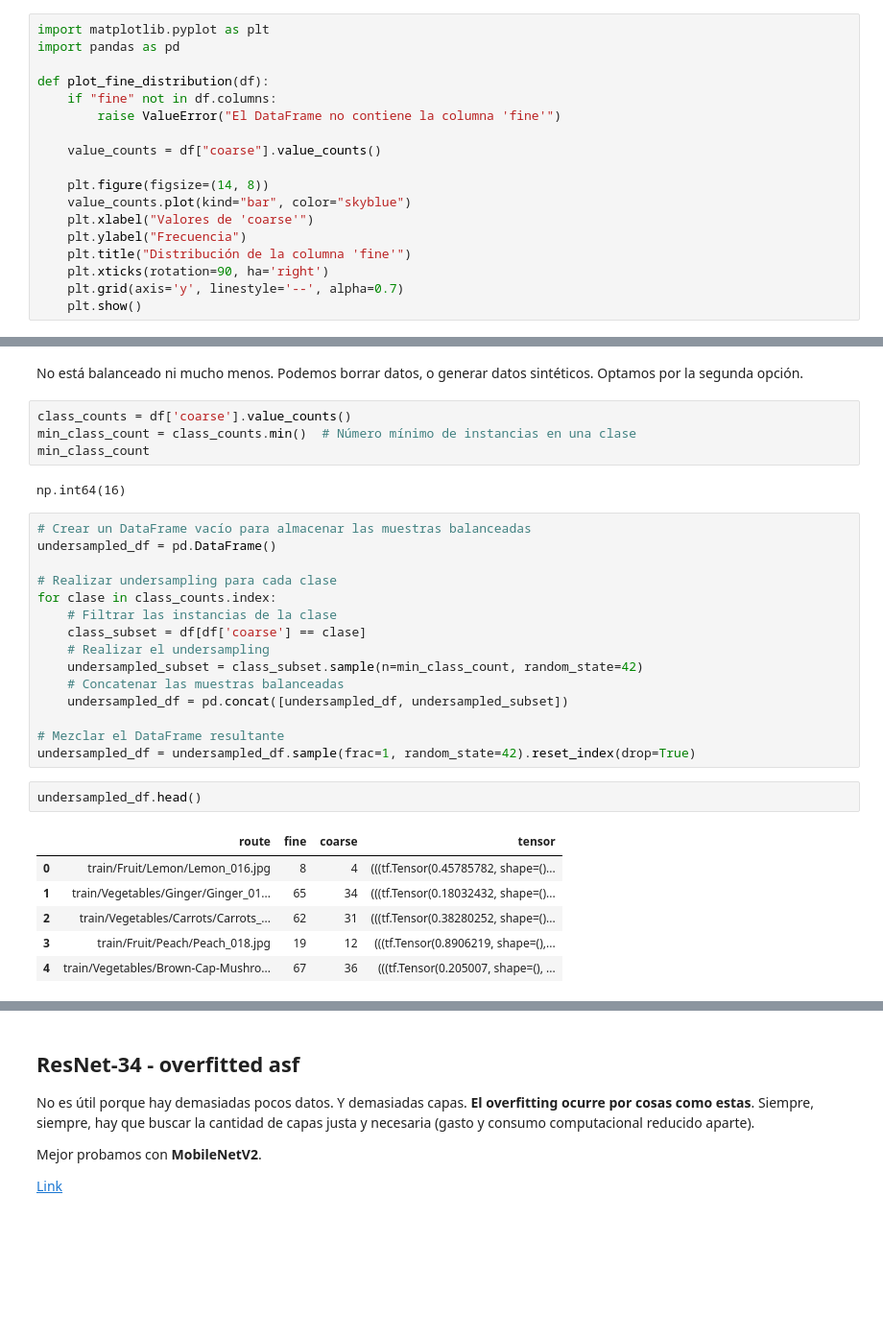
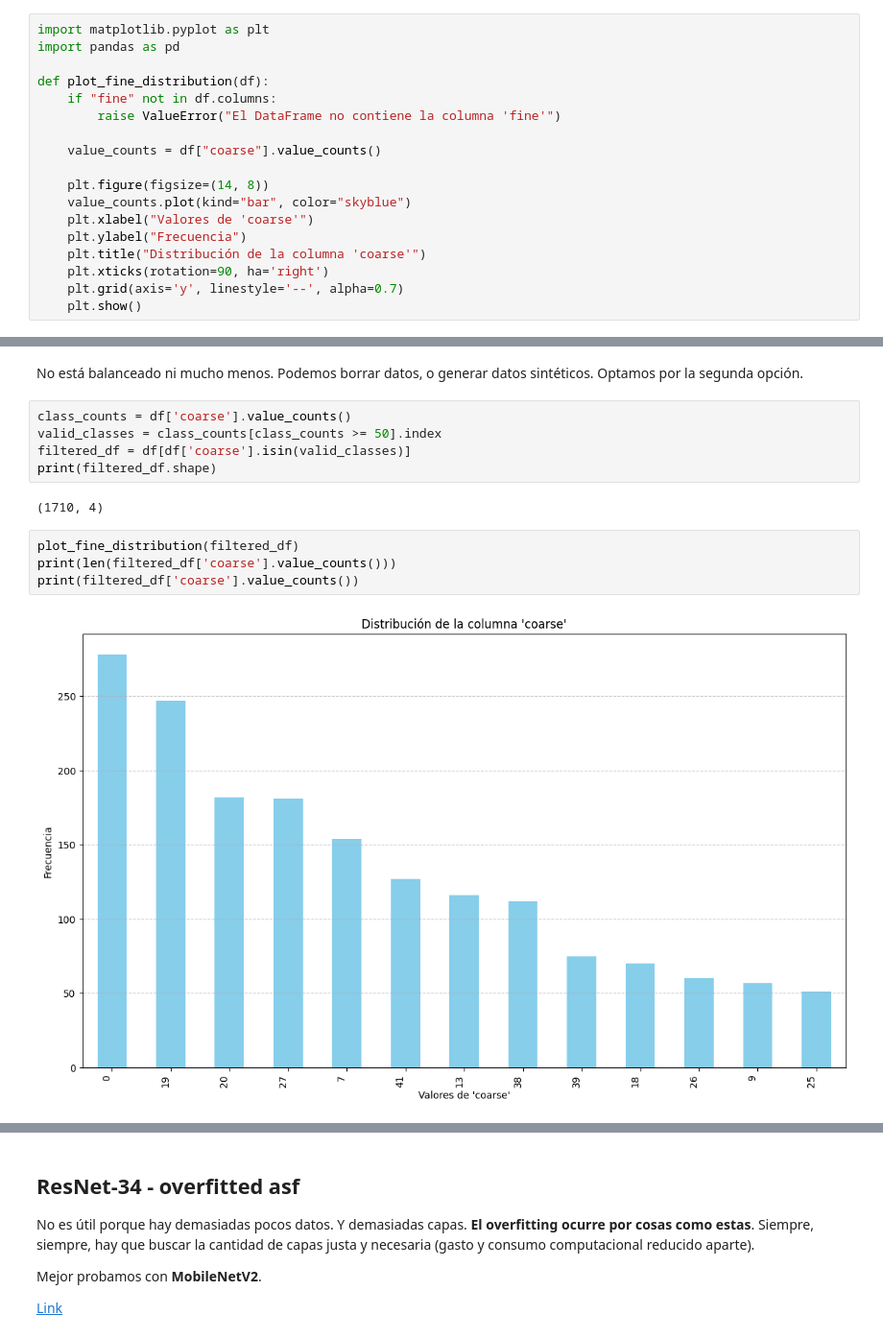
Before and after one commit to jmartinpizarro/smartcart, a Jupyter notebook: cnn_model/main.ipynb, the cells around one changed output, grey strips where cells are left out. Shown: that part at 96% size. Drawn from its saved outputs; the diff is of its cells as text; blank space fills up the shorter version.

```diff
--- a/cnn_model/main.ipynb
+++ b/cnn_model/main.ipynb
@@ -113,7 +113,7 @@ def plot_fine_distribution(df):
     value_counts.plot(kind="bar", color="skyblue")
     plt.xlabel("Valores de 'coarse'")
     plt.ylabel("Frecuencia")
-    plt.title("Distribución de la columna 'fine'")
+    plt.title("Distribución de la columna 'coarse'")
     plt.xticks(rotation=90, ha='right')
     plt.grid(axis='y', linestyle='--', alpha=0.7)
     plt.show()
@@ -124,32 +124,15 @@ plot_fine_distribution(df)
 # %% [markdown]
 No está balanceado ni mucho menos. Podemos borrar datos, o generar datos sintéticos. Optamos por la segunda opción.
-# %%
-class_counts = df['coarse'].value_counts()
-min_class_count = class_counts.min()  # Número mínimo de instancias en una clase
-min_class_count
-# %% [output]
-np.int64(16)
-# %%
-# Crear un DataFrame vacío para almacenar las muestras balanceadas
-undersampled_df = pd.DataFrame()
-
-# Realizar undersampling para cada clase
-for clase in class_counts.index:
-    # Filtrar las instancias de la clase
-    class_subset = df[df['coarse'] == clase]
-    # Realizar el undersampling
-    undersampled_subset = class_subset.sample(n=min_class_count, random_state=42)
-    # Concatenar las muestras balanceadas
-    undersampled_df = pd.concat([undersampled_df, undersampled_subset])
-
-# Mezclar el DataFrame resultante
-undersampled_df = undersampled_df.sample(frac=1, random_state=42).reset_index(drop=True)
-# %%
-undersampled_df.head()
-# %% [output]
-|  | route | fine | coarse | tensor |
-| 0 | train/Fruit/Lemon/Lemon_016.jpg | 8 | 4 | (((tf.Tensor(0.45785782, shape=()... |
-| 1 | train/Vegetables/Ginger/Ginger_01... | 65 | 34 | (((tf.Tensor(0.18032432, shape=()... |
-| 2 | train/Vegetables/Carrots/Carrots_... | 62 | 31 | (((tf.Tensor(0.38280252, shape=()... |
-| 3 | train/Fruit/Peach/Peach_018.jpg | 19 | 12 | (((tf.Tensor(0.8906219, shape=(),... |
-| 4 | train/Vegetables/Brown-Cap-Mushro... | 67 | 36 | (((tf.Tensor(0.205007, shape=(), ... |
+# %%
+class_counts = df['coarse'].value_counts()
+valid_classes = class_counts[class_counts >= 50].index
+filtered_df = df[df['coarse'].isin(valid_classes)]
+print(filtered_df.shape)
+# %% [output]
+(1710, 4)
+# %%
+plot_fine_distribution(filtered_df)
+print(len(filtered_df['coarse'].value_counts()))
+print(filtered_df['coarse'].value_counts())
+# %% [output]
+[figure, added]
```
Also changed, not shown: parts of 6 cells of this notebook, 2 other files.
